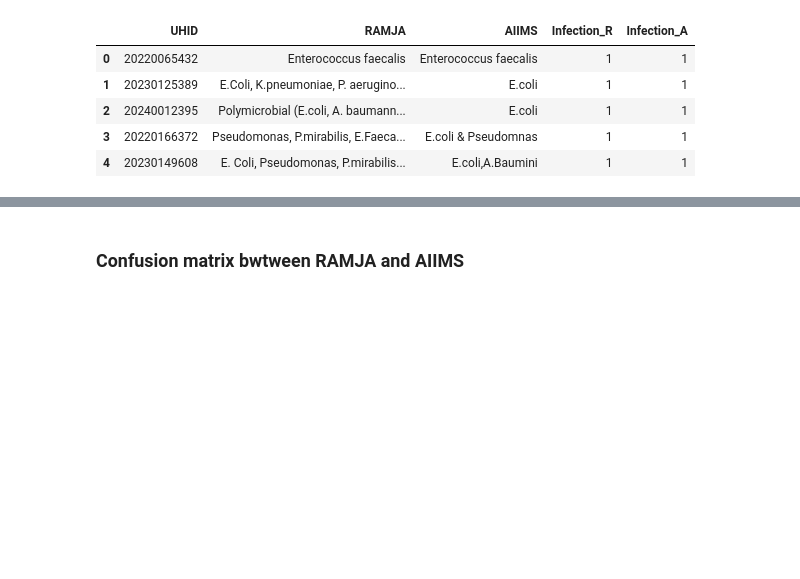
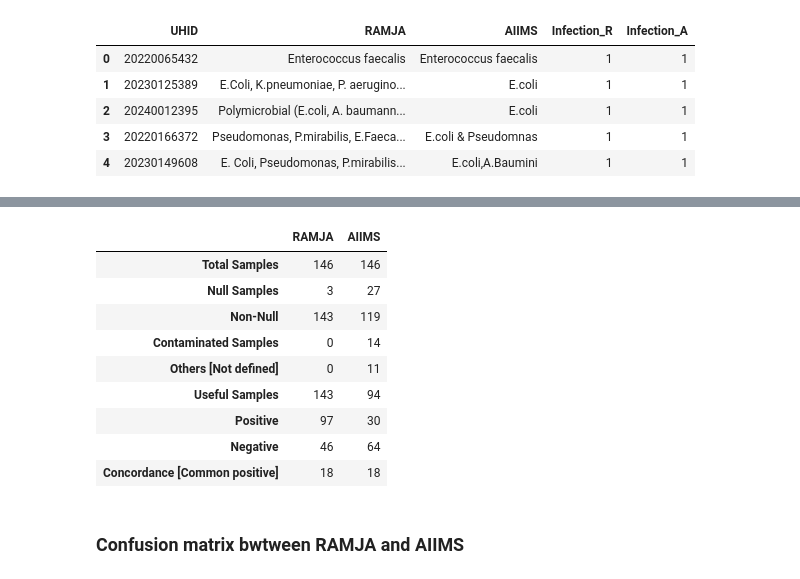
Before and after one commit to neeliit/DiagnosticsPy, a Jupyter notebook: comparision.ipynb, the cells around one changed output, grey strips where cells are left out. Drawn from its saved outputs; the diff is of its cells as text; code cells hidden in the pictures; blank space fills up the shorter version.

```diff
--- a/comparision.ipynb
+++ b/comparision.ipynb
@@ -295,3 +309,29 @@ Neg_R = df_NonNaN_R['Sterile'].sum()
+# %%
+samplesDetail = {
+    "Total Samples": [data.shape[0],data.shape[0]],
+    "Null Samples": [data['RAMJA'].isnull().sum(axis=0), data['AIIMS'].isnull().sum(axis=0)],
+    "Non-Null": [data['RAMJA'].count(),data['AIIMS'].count()],
+    "Contaminated Samples": [df_NonNaN_R['Contamination'].sum(),df_NonNaN_A['Contamination'].sum()],
+    "Others [Not defined]": [df_NonNaN_R['Others_R'].sum(),df_NonNaN_A['Others_A'].sum()],
+    "Useful Samples":[df_R_clean.shape[0], df_A_clean.shape[0]],
+    "Positive": [df_NonNaN_R['Infection_R'].sum(),df_NonNaN_A['Infection_A'].sum()],
+    "Negative": [df_NonNaN_R['Sterile'].sum(),df_NonNaN_A['Sterile'].sum()],
+    "Concordance [Common positive]": [df_C['concordance'].sum(),df_C['concordance'].sum()]
+}
+# %%
+df_samplesDetail = pd.DataFrame(samplesDetail, index=['RAMJA','AIIMS'])
+df_samplesDetail.T
+# %% [output]
+|  | RAMJA | AIIMS |
+| Total Samples | 146 | 146 |
+| Null Samples | 3 | 27 |
+| Non-Null | 143 | 119 |
+| Contaminated Samples | 0 | 14 |
+| Others [Not defined] | 0 | 11 |
+| Useful Samples | 143 | 94 |
+| Positive | 97 | 30 |
+| Negative | 46 | 64 |
+| Concordance [Common positive] | 18 | 18 |
 # %% [markdown]
 ### Confusion matrix bwtween RAMJA and AIIMS
 # %%
```
Also changed, not shown: parts of 19 cells of this notebook, 3 other files.
